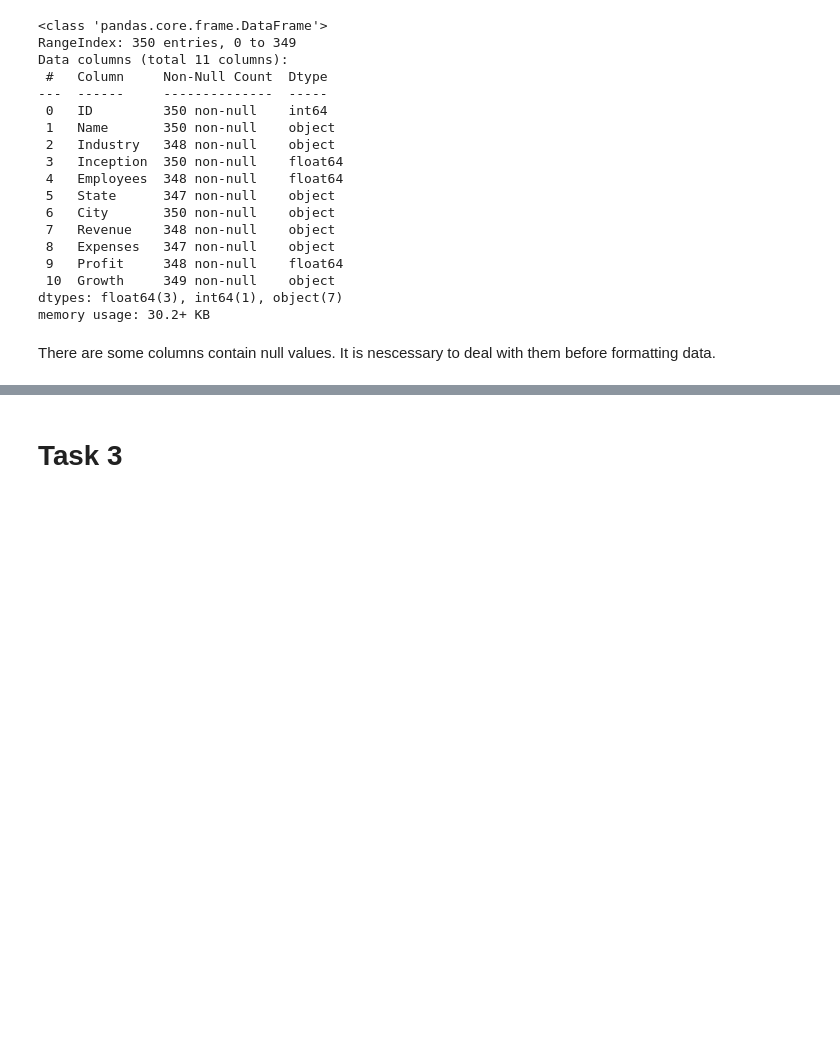
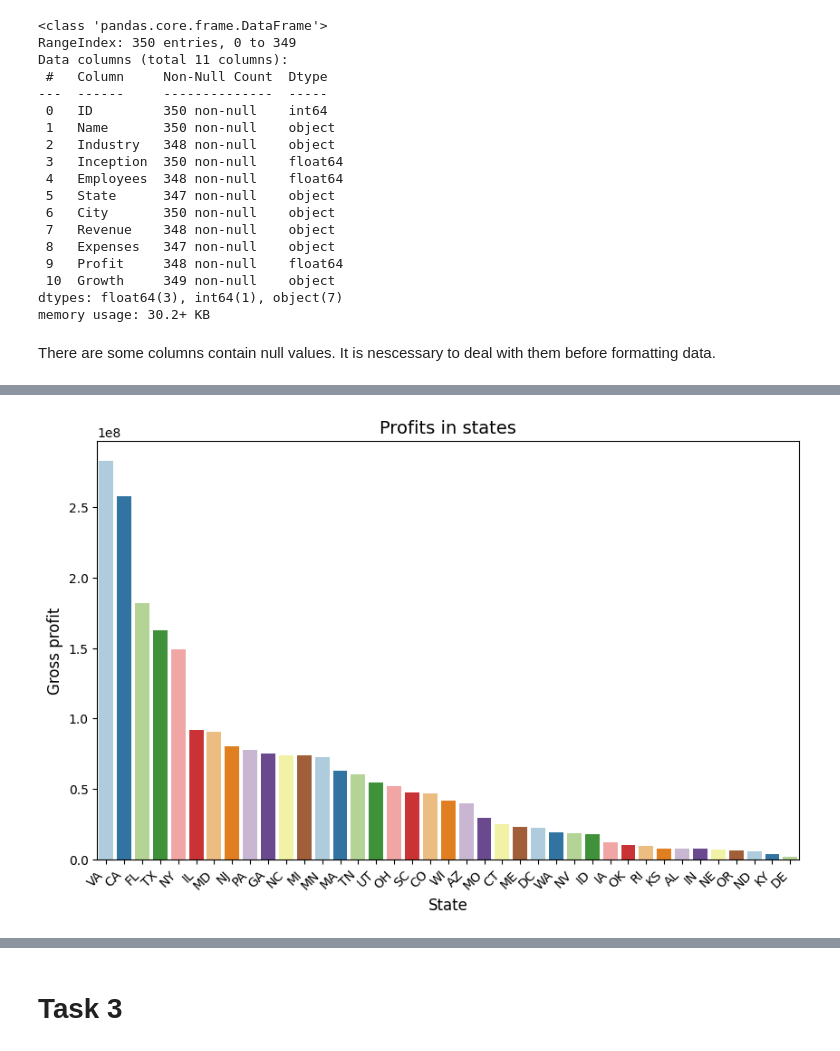
Before and after one commit to derkaiser9423/PythonPracticeProject, a Jupyter notebook: Assigment_2_s8091335.ipynb, the cells around one changed output, grey strips where cells are left out. Cells and saved outputs as stored; diff of their text form; code cells hidden in the pictures; blank space fills up the shorter version.

```diff
--- a/Assigment_2_s8091335.ipynb
+++ b/Assigment_2_s8091335.ipynb
@@ -269,0 +266,8 @@ NameError: ignored
+# %%
+df['Inception'] = pd.datetime.now().year - df['Inception']
+df = df.rename(columns={'Inception':'Year'})
+# %%
+df = df.drop(['Revenue', 'Expenses'], axis=1)
+# %%
+df = df.dropna(subset=['Profit'])
+df = df.dropna(subset=['Growth'])
@@ -269,0 +293,13 @@ NameError: ignored
+# %%
+group_profit_by_state = df.groupby('State')['Profit'].sum().reset_index().sort_values('Profit', ascending=False)
+# %%
+plt.figure(figsize=(10, 6))
+sns.barplot(x=group_profit_by_state['State'], y=group_profit_by_state['Profit'], data=group_profit_by_state, palette="Paired")
+plt.xlabel('State', fontsize=12)
+plt.ylabel('Gross profit', fontsize=12)
+plt.title('Profits in states', fontsize=14)
+plt.xticks(rotation=45, ha='right', fontsize=10)
+
+plt.show()
+# %% [output]
+[figure, added]
```
Also changed, not shown: parts of 19 cells of this notebook.
